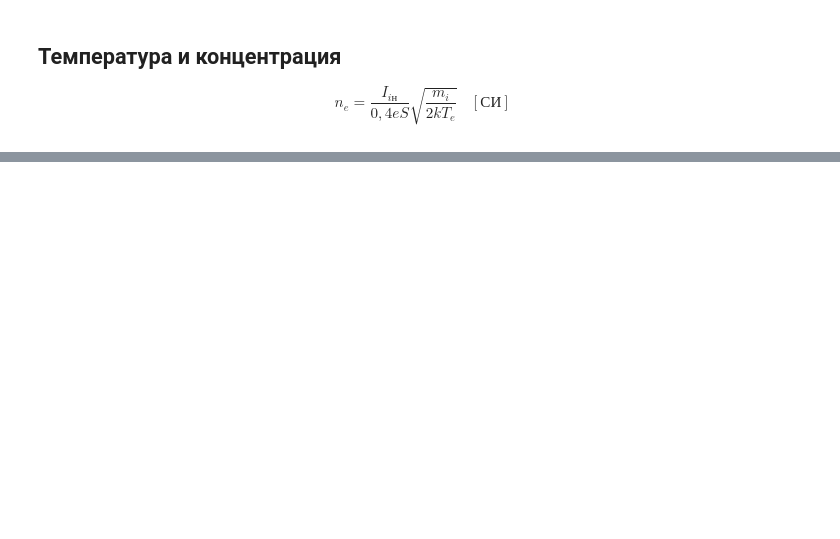
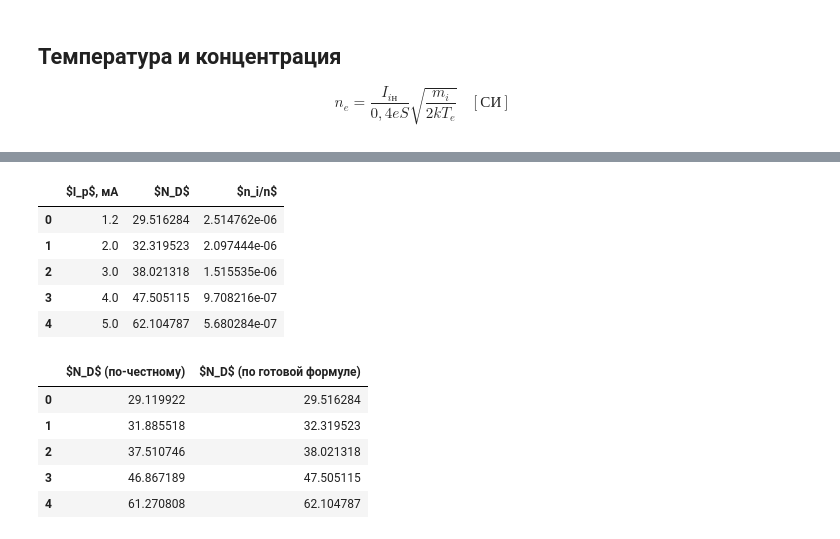
Before and after one commit to iudovin/labs, a Jupyter notebook: calc3-5-1.ipynb, the cells around one changed output, grey strips where cells are left out. Drawn from its saved outputs; the diff is of its cells as text; code cells hidden in the pictures; blank space fills up the shorter version.

```diff
--- a/calc3-5-1.ipynb
+++ b/calc3-5-1.ipynb
@@ -277,0 +347,45 @@ display(pd.DataFrame(np.transpose([I_d, omega, r_D]), columns=['$I_р$', '$\omeg
+# %%
+if _display_normal:
+    fig, axes = plt.subplots(2, 1, sharex='col', sharey='row')
+else:
+    #grid = plt.GridSpec(2, 2, wspace=0.4, hspace=0.3)
+    axes = [plt.subplot(grid[0, 1]), plt.subplot(grid[1, 1])]
+
+for p in axes:
+    p.set_xticks(range(1, 6))
+    p.tick_params(axis='both', which='major', labelsize=12)
+    p.tick_params(axis='both', which='major', labelsize=12)
+
+
+plt1, plt2 = axes
+
+plt1.ticklabel_format(axis='y', style='sci', useMathText=True)
+plt2.ticklabel_format(axis='y', style='sci', scilimits=(1, 10), useMathText=True)
+
+NDeb = []
+N_D = n * 4/3 * math.pi * r_D**3
+NDeb.append(N_D)
+N_D = 1.4e6 * (300)**(3/2) / np.sqrt(n)
+NDeb.append(N_D)
+eps_N = np.sqrt(eps_n**2 + 9*eps_rD**2)
+sigma_N = eps_N * N_D
+
+plt1.set_ylabel('$N_D$', fontsize=15)
+plt1.errorbar(I_d, N_D, linestyle='', marker='o', yerr=sigma_N, capsize=4)
+
+#N_L = 2.687e25  # м^-3
+P = 100
+alpha = k*T_i*n / P
+eps_alpha = math.sqrt(2) * eps_n
+sigma_alpha = eps_alpha * alpha
+
+plt2.set_xlabel('$I_p$ (мА)', fontsize=15)
+plt2.set_ylabel('$n_i / n$', fontsize=15)
+plt2.errorbar(I_d, alpha, linestyle='', marker='o', yerr=sigma_alpha, capsize=4)
+
+
+df = np.transpose([I_d, N_D, alpha])
+display(pd.DataFrame(df, columns=['$I_p$, мА', '$N_D$', '$n_i/n$']))
+
+display(pd.DataFrame(np.transpose(NDeb), columns=['$N_D$ (по-честному)', '$N_D$ (по готовой формуле)']))
+# %% [output]
@@ -277,0 +394,12 @@ display(pd.DataFrame(np.transpose([I_d, omega, r_D]), columns=['$I_р$', '$\omeg
+|  | $I_p$, мА | $N_D$ | $n_i/n$ |
+| 0 | 1.2 | 29.516284 | 2.514762e-06 |
+| 1 | 2.0 | 32.319523 | 2.097444e-06 |
+| 2 | 3.0 | 38.021318 | 1.515535e-06 |
+| 3 | 4.0 | 47.505115 | 9.708216e-07 |
+| 4 | 5.0 | 62.104787 | 5.680284e-07 |
+|  | $N_D$ (по-честному) | $N_D$ (по готовой формуле) |
+| 0 | 29.119922 | 29.516284 |
+| 1 | 31.885518 | 32.319523 |
+| 2 | 37.510746 | 38.021318 |
+| 3 | 46.867189 | 47.505115 |
+| 4 | 61.270808 | 62.104787 |
```
Also changed, not shown: parts of 12 cells of this notebook.
